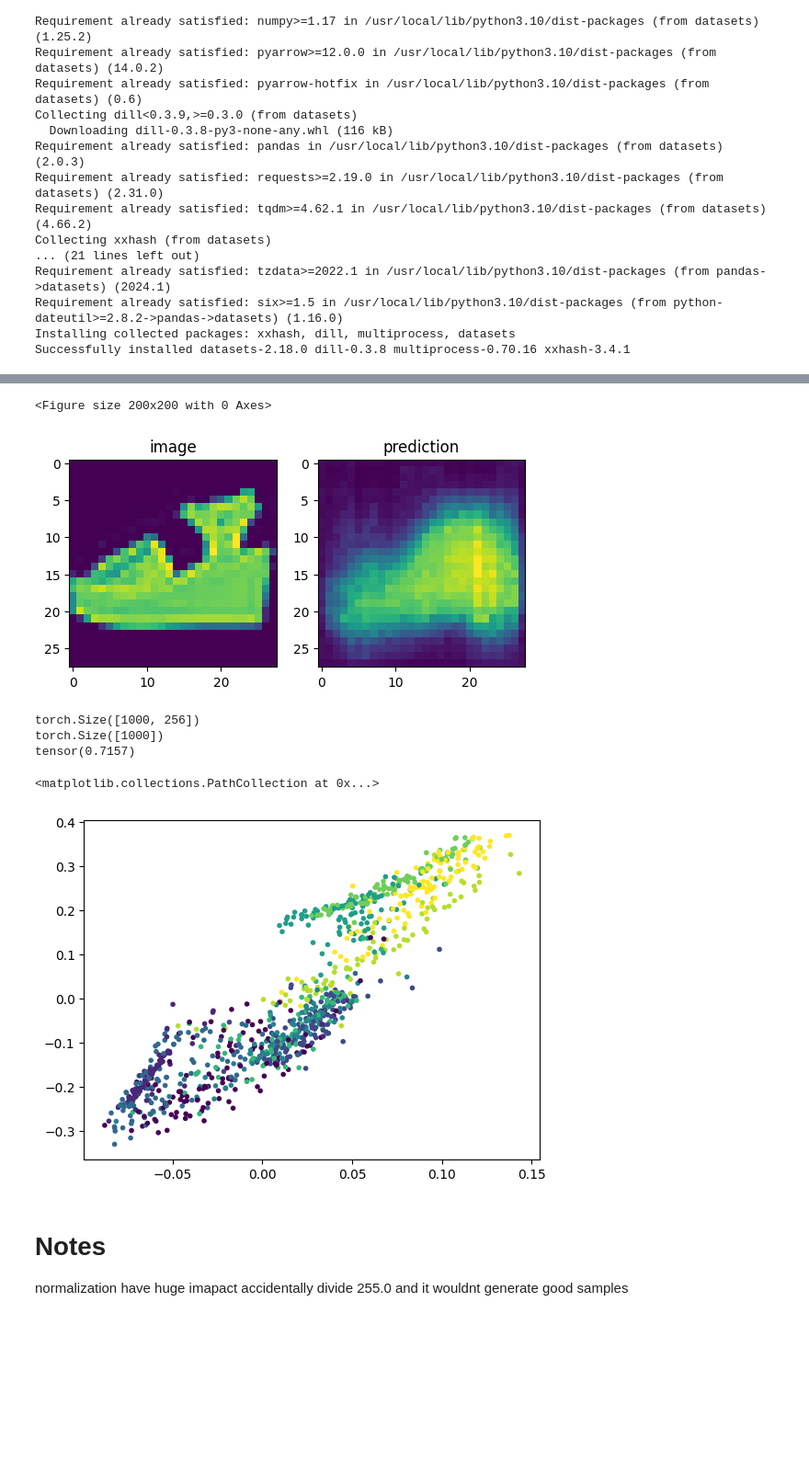
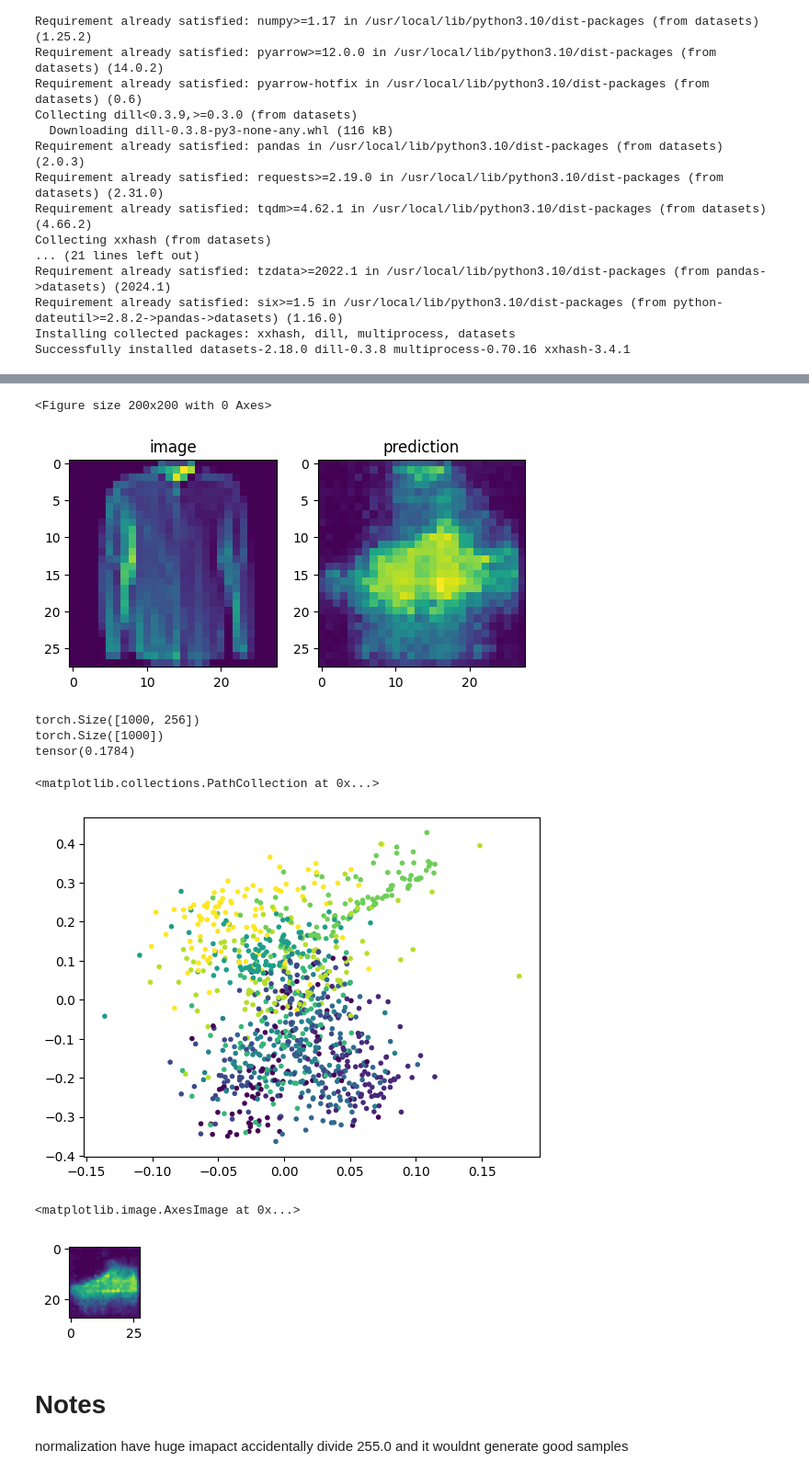
Before and after one commit to majidsh97/VAE, a Jupyter notebook: VAE.ipynb, the cells around one changed output, grey strips where cells are left out. Shown at 92% size. Saved outputs shown, nothing was run; the diff lists cells and outputs as text; code cells hidden in the pictures; blank space fills up the shorter version.

```diff
--- a/VAE.ipynb
+++ b/VAE.ipynb
@@ -241,16 +241,24 @@ latent=latent.detach().cpu()
 t = latent
 print(t.shape)
 print(label.cpu().shape)
-print(t[:,latent_size:].max())
+print(t[:,0].max())
 plt.scatter(t[:,0],t[:,latent_size],c=label.cpu(),marker='.')
 # %% [output]
 <Figure size 200x200 with 0 Axes>
-[figure, old version]
+[figure, new version]
 torch.Size([1000, 256])
 torch.Size([1000])
-tensor(0.7157)
+tensor(0.1784)
 <matplotlib.collections.PathCollection at 0x...>
-[figure, old version]
+[figure, new version]
+# %%
+sample = torch.normal(0,1,size=(1,latent_size)).cuda()
+pred:torch.Tensor = encoder_decoder.decoder(sample)
+plt.figure(figsize=(1,1))
+plt.imshow(pred[0].detach().cpu().moveaxis(0,-1))
+# %% [output]
+<matplotlib.image.AxesImage at 0x...>
+[figure, added]
 # %% [markdown]
 <H1>Notes</H1>
 normalization have huge imapact accidentally divide 255.0 and it wouldnt generate good samples
```
Also changed, not shown: parts of 4 cells of this notebook.
